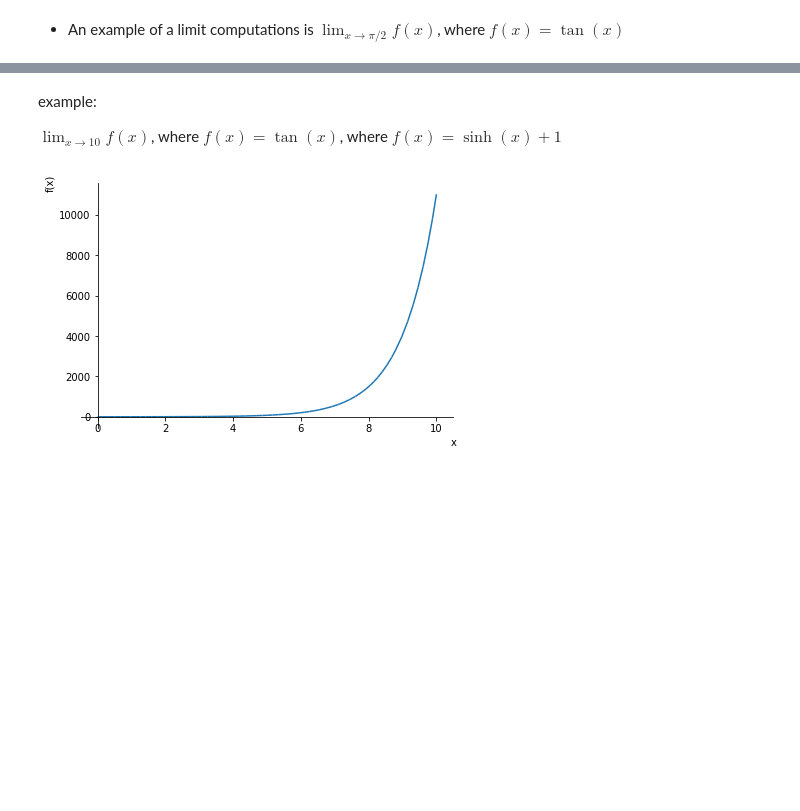
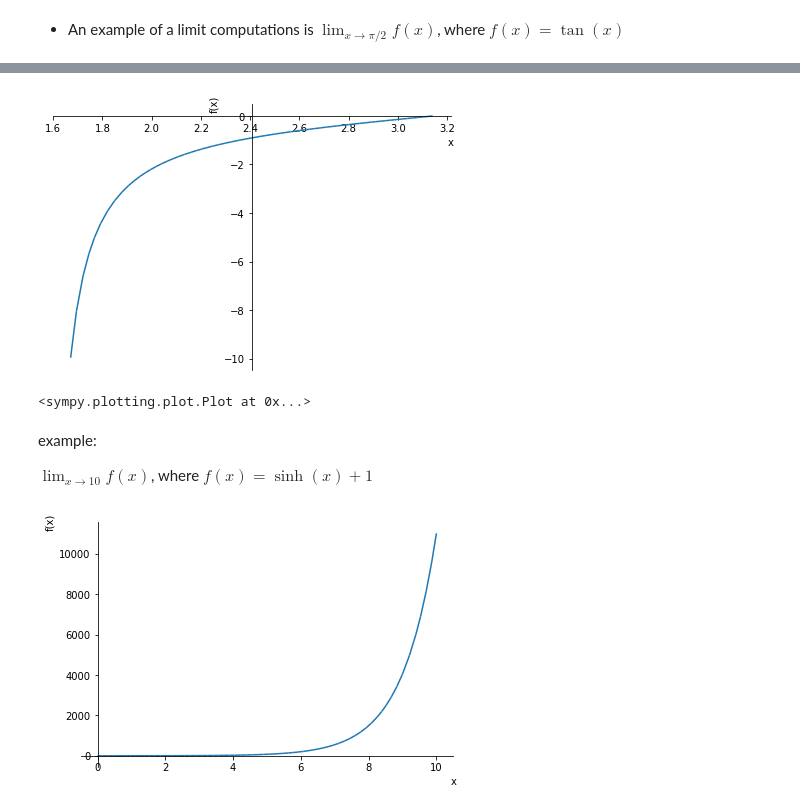
Before and after one commit to gob1thaasan/ScientificComputingWithPython, a Jupyter notebook: NotebookLectures/Chapter6.ipynb, the cells around one changed output, grey strips where cells are left out. Saved outputs shown, nothing was run; the diff lists cells and outputs as text; code cells hidden in the pictures; blank space fills up the shorter version.

```diff
--- a/NotebookLectures/Chapter6.ipynb
+++ b/NotebookLectures/Chapter6.ipynb
@@ -55,7 +60,12 @@ sympy.limit(g1, x, sympy.pi/2)
+# %%
+sympy.plot(g1, (x, sympy.pi/2 + 0.1, sympy.pi))
+# %% [output]
+[figure, added]
+<sympy.plotting.plot.Plot at 0x...>
 # %% [markdown]
 example:
 
-$\displaystyle \lim_{x\to 10} f(x)%$, where $ f(x) = \tan(x)$, where $f(x) = {\sinh (x)+1}$
+$\displaystyle \lim_{x\to 10} f(x)%$, where $f(x) = {\sinh (x)+1}$
 # %%
 g2 = (sympy.sinh(x)+1)
 sympy.plot(g2, (x, 0, 10))
```
Also changed, not shown: parts of 38 cells of this notebook.
